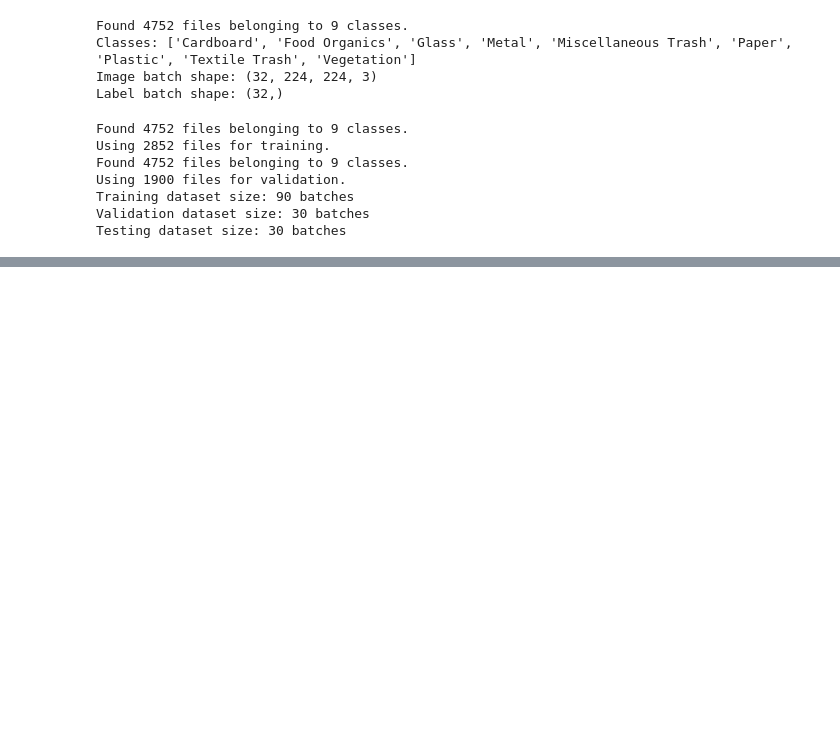
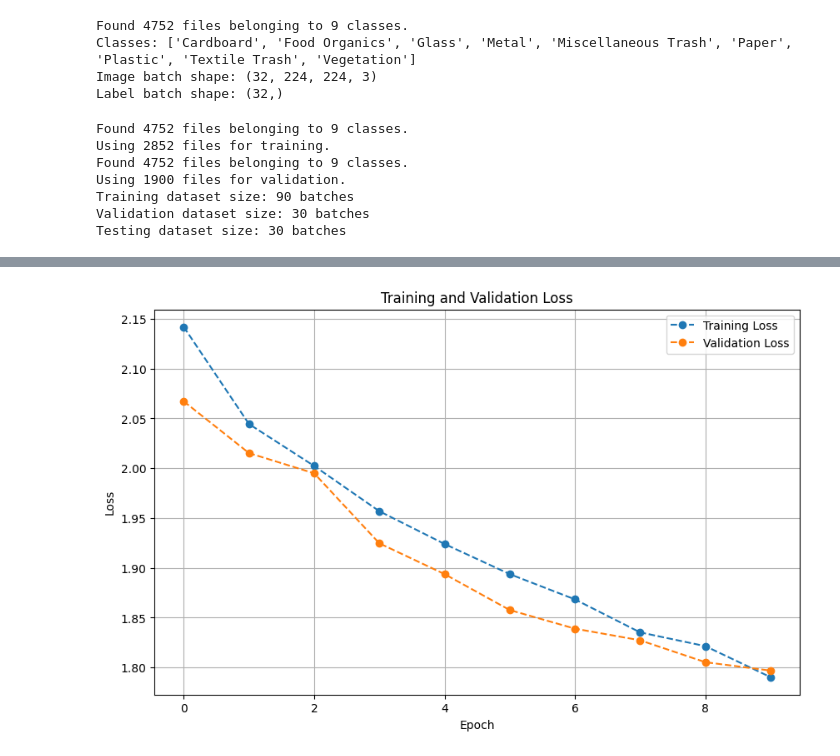
Before and after one commit to TeamVortex-X/Simple-convolutional-neural-network-to-perform-classification, a Jupyter notebook: Task_2.ipynb, the cells around one changed output, grey strips where cells are left out. Saved outputs shown, nothing was run; the diff lists cells and outputs as text; code cells hidden in the pictures; blank space fills up the shorter version.

Commit message:
resnet model

```diff
--- a/Task_2.ipynb
+++ b/Task_2.ipynb
@@ -106,6 +106,22 @@ from tensorflow.keras import layers, models
 from tensorflow.keras.preprocessing import image
 from tensorflow.keras.applications.resnet50 import preprocess_input as preprocess_resnet
 from tensorflow.keras.applications.densenet import preprocess_input as preprocess_densenet
+
+# Load ResNet50 pre-trained on ImageNet without the top (classification) layer
+resnet_model = ResNet50(weights='imagenet', include_top=False, input_shape=(224, 224, 3))
+
+# Freeze the layers of the pre-trained ResNet
+for layer in resnet_model.layers:
+    layer.trainable = False
+
+# Add custom layers for fine-tuning ResNet
+resnet_model_out = layers.GlobalAveragePooling2D()(resnet_model.output)
+resnet_model_out = layers.Dense(128, activation='relu')(resnet_model_out)
+resnet_model_out = layers.Dense(9, activation='softmax')(resnet_model_out)
+
+# Create the ResNet-based model
+resnet_model = models.Model(inputs=resnet_model.input, outputs=resnet_model_out)
+
 
 # Load DenseNet121 pre-trained on ImageNet
 densenet_model = DenseNet121(weights='imagenet', include_top=False, input_shape=(224, 224, 3))
@@ -119,3 +135,9 @@ densenet_model_out = layers.Dense(128, activation='relu')(densenet_model_out)
 densenet_model_out = layers.Dense(9, activation='softmax')(densenet_model_out)
 
 densenet_model = models.Model(inputs=densenet_model.input, outputs=densenet_model_out)
+# %%
+# Compile your model using sparse categorical crossentropy
+resnet_model.compile(optimizer='adam', loss='sparse_categorical_crossentropy', metrics=['accuracy'])
+
+# Now fit the model
+history_resnet = resnet_model.fit(train_dataset, validation_data=val_dataset, epochs=10)
@@ -149,3 +192,17 @@ Epoch 10/10
+# %%
+import matplotlib.pyplot as plt
+# Plot training, validation, and testing loss with respect to epochs
+plt.figure(figsize=(10, 6))
+plt.plot(history_resnet.history['loss'], label='Training Loss', linestyle='--', marker='o')
+plt.plot(history_resnet.history['val_loss'], label='Validation Loss', linestyle='--', marker='o')
+plt.title('Training and Validation Loss')
+plt.xlabel('Epoch')
+plt.ylabel('Loss')
+plt.legend()
+plt.grid(True)
+plt.show()
+# %% [output]
+[figure, added]
 # %%
 import matplotlib.pyplot as plt
 # Plot training, validation, and testing loss with respect to epochs
```
Also changed, not shown: parts of 7 cells of this notebook.
